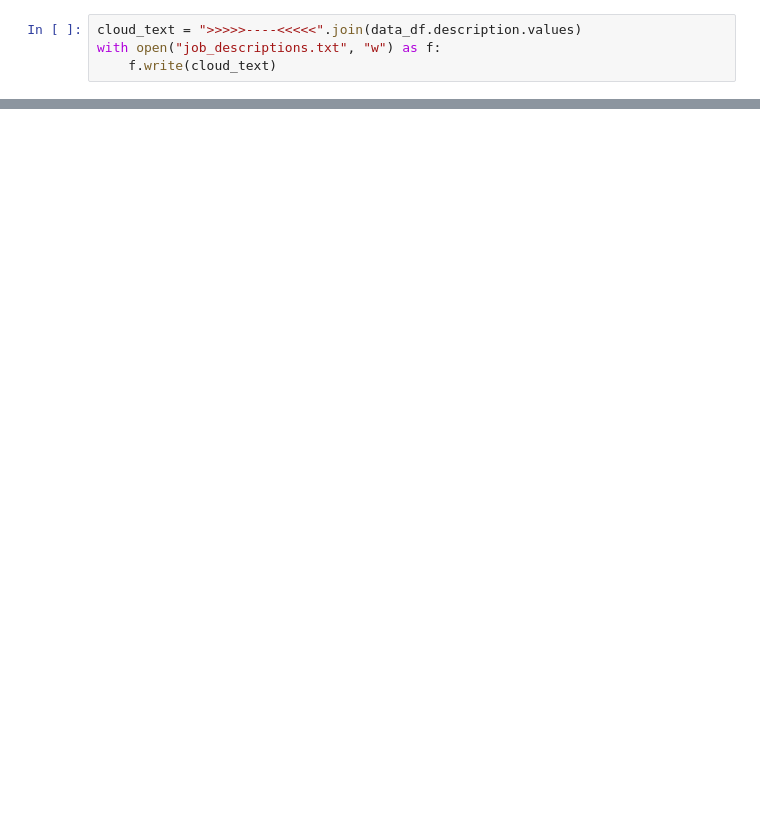
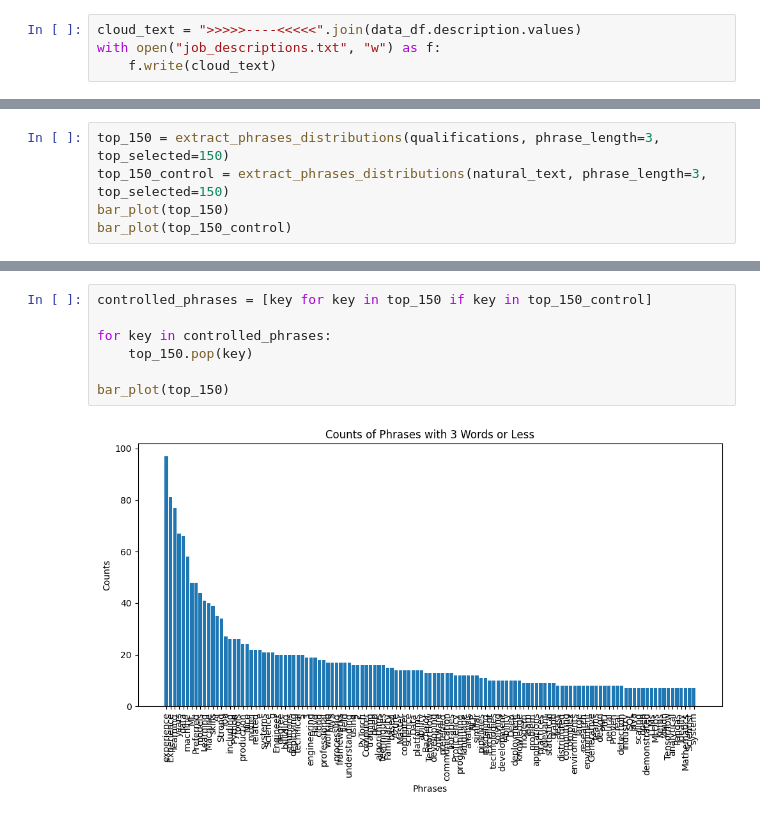
Before and after one commit to arvinnick/job-market-analysis, a Jupyter notebook: linkedin job analysis.ipynb, the cells around one changed output, grey strips where cells are left out. Drawn from its saved outputs; the diff is of its cells as text; blank space fills up the shorter version.

```diff
--- a/linkedin job analysis.ipynb
+++ b/linkedin job analysis.ipynb
@@ -114,0 +145,5 @@ plt.show()
+# %%
+top_150 = extract_phrases_distributions(qualifications, phrase_length=3, top_selected=150)
+top_150_control = extract_phrases_distributions(natural_text, phrase_length=3, top_selected=150)
+bar_plot(top_150)
+bar_plot(top_150_control)
@@ -114,0 +153,9 @@ plt.show()
+# %%
+controlled_phrases = [key for key in top_150 if key in top_150_control]
+
+for key in controlled_phrases:
+    top_150.pop(key)
+
+bar_plot(top_150)
+# %% [output]
+[figure, added]
```
Also changed, not shown: parts of 8 cells of this notebook, 1 other file.
